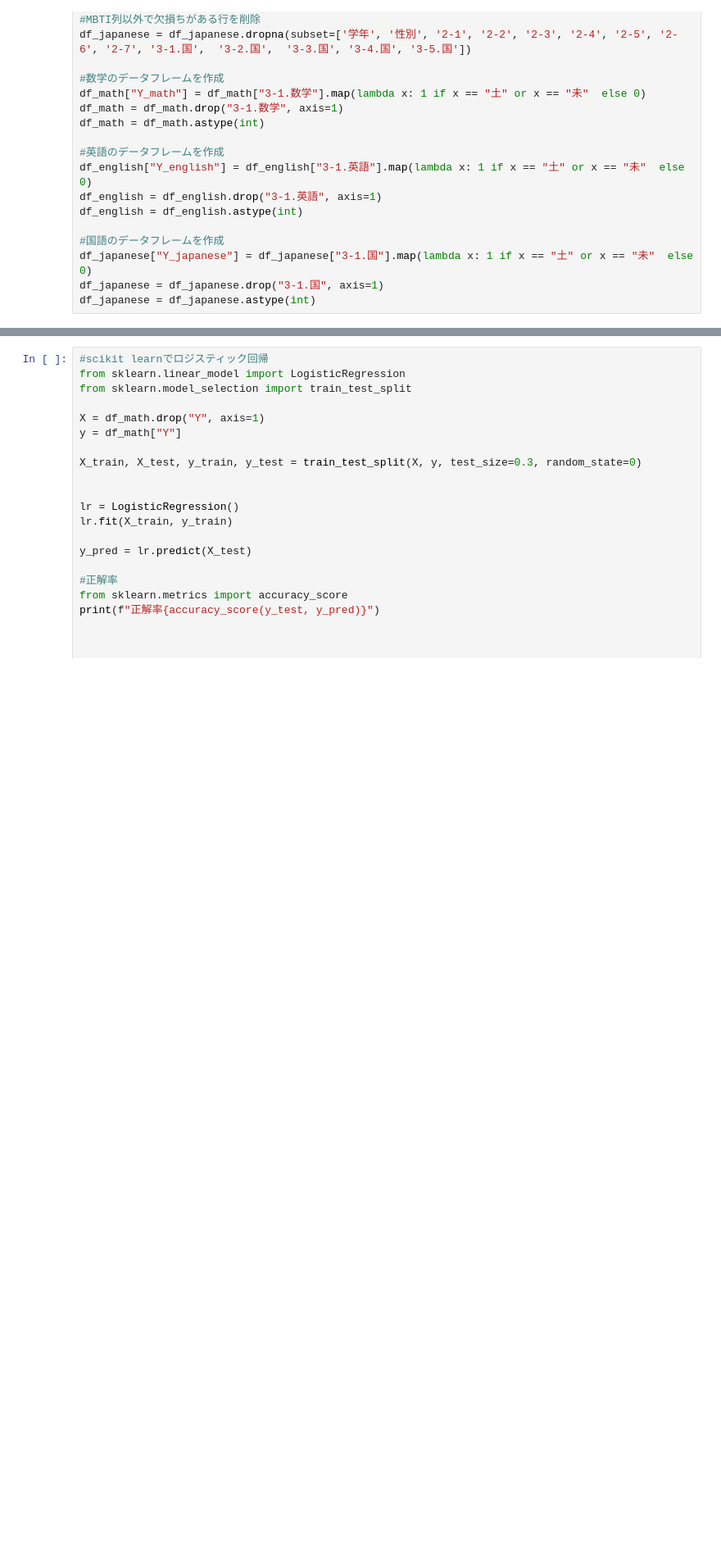
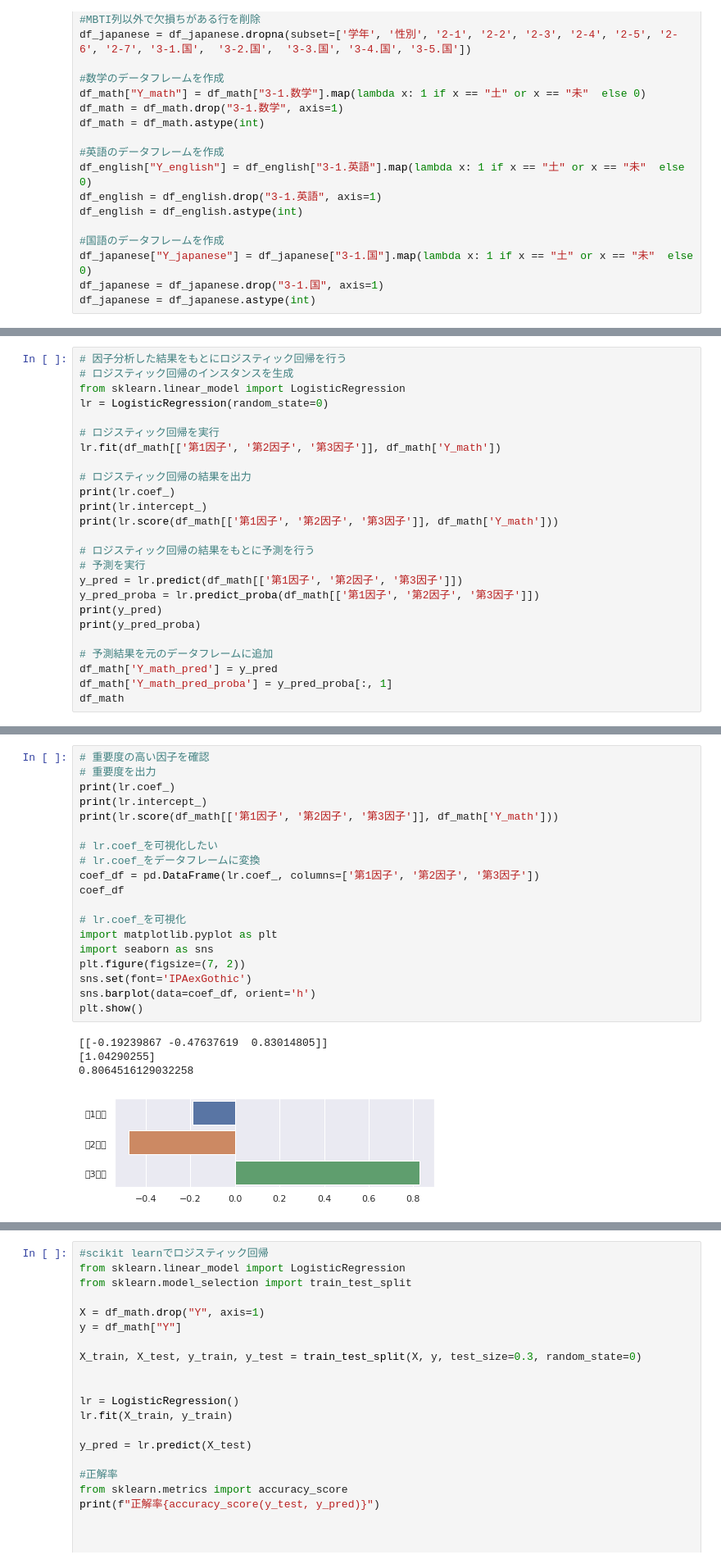
Before and after one commit to okozeriki/service_mind, a Jupyter notebook: model/logistic_math.ipynb, the cells around one changed output, grey strips where cells are left out. Shown: that part at 82% size. Cells and saved outputs as stored; diff of their text form; blank space fills up the shorter version.

```diff
--- a/model/logistic_math.ipynb
+++ b/model/logistic_math.ipynb
@@ -94,0 +155,25 @@ df_japanese = df_japanese.astype(int)
+# %%
+# 因子分析した結果をもとにロジスティック回帰を行う
+# ロジスティック回帰のインスタンスを生成
+from sklearn.linear_model import LogisticRegression
+lr = LogisticRegression(random_state=0)
+
+# ロジスティック回帰を実行
+lr.fit(df_math[['第1因子', '第2因子', '第3因子']], df_math['Y_math'])
+
+# ロジスティック回帰の結果を出力
+print(lr.coef_)
+print(lr.intercept_)
+print(lr.score(df_math[['第1因子', '第2因子', '第3因子']], df_math['Y_math']))
+
+# ロジスティック回帰の結果をもとに予測を行う
+# 予測を実行
+y_pred = lr.predict(df_math[['第1因子', '第2因子', '第3因子']])
+y_pred_proba = lr.predict_proba(df_math[['第1因子', '第2因子', '第3因子']])
+print(y_pred)
+print(y_pred_proba)
+
+# 予測結果を元のデータフレームに追加
+df_math['Y_math_pred'] = y_pred
+df_math['Y_math_pred_proba'] = y_pred_proba[:, 1]
+df_math
@@ -95 +215,25 @@ df_japanese = df_japanese.astype(int)
+# %%
+# 重要度の高い因子を確認
+# 重要度を出力
+print(lr.coef_)
+print(lr.intercept_)
+print(lr.score(df_math[['第1因子', '第2因子', '第3因子']], df_math['Y_math']))
+
+# lr.coef_を可視化したい
+# lr.coef_をデータフレームに変換
+coef_df = pd.DataFrame(lr.coef_, columns=['第1因子', '第2因子', '第3因子'])
+coef_df
+
+# lr.coef_を可視化
+import matplotlib.pyplot as plt
+import seaborn as sns
+plt.figure(figsize=(7, 2))
+sns.set(font='IPAexGothic')
+sns.barplot(data=coef_df, orient='h')
+plt.show()
+# %% [output]
+[[-0.19239867 -0.47637619  0.83014805]]
+[1.04290255]
+0.8064516129032258
+[figure, added]
 # %%
```
Also changed, not shown: parts of 10 cells of this notebook.
